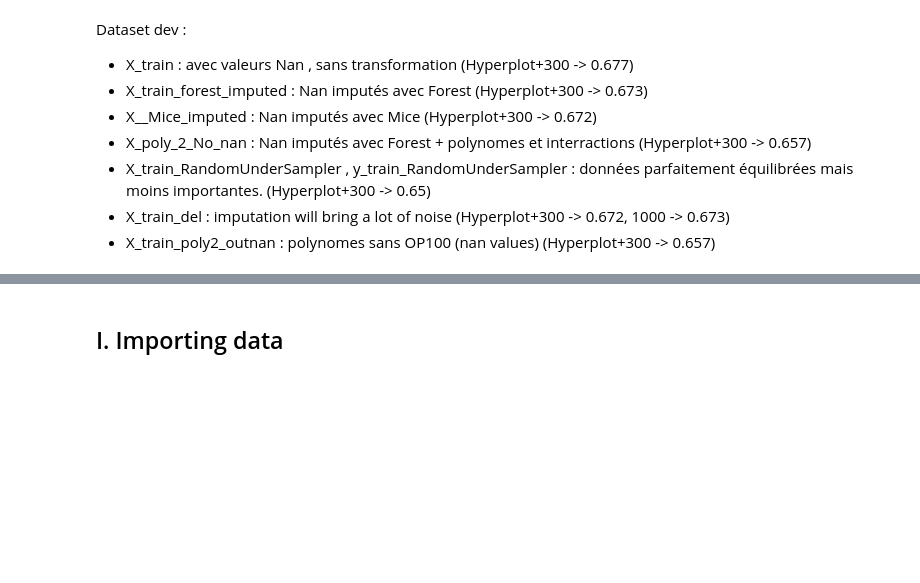
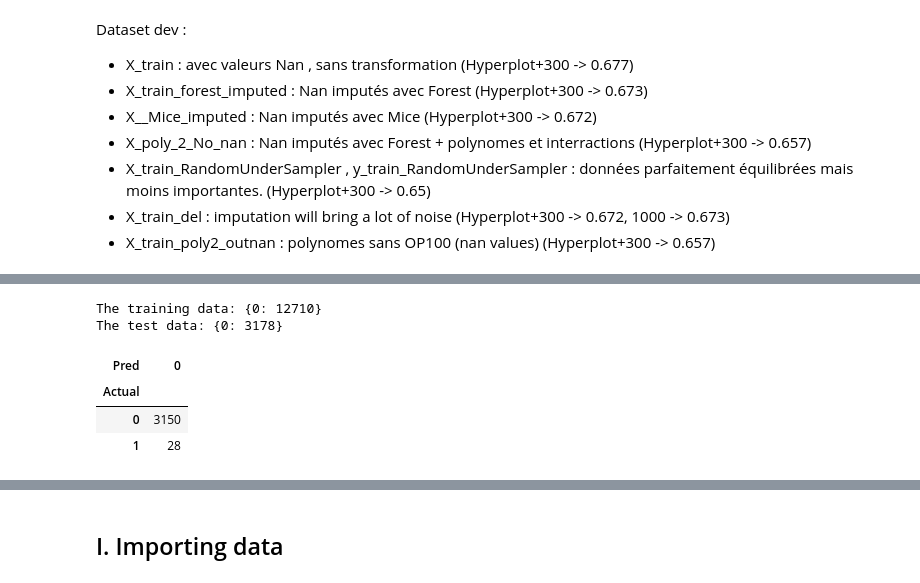
Before and after one commit to Bendrox/DS_Valeo_challenge, a Jupyter notebook: ValeoML.ipynb, the cells around one changed output, grey strips where cells are left out. Saved outputs shown, nothing was run; the diff lists cells and outputs as text; code cells hidden in the pictures; blank space fills up the shorter version.

```diff
--- a/ValeoML.ipynb
+++ b/ValeoML.ipynb
@@ -21,0 +60,28 @@ Dataset dev :
+# %%
+# get the prediction labels and outlier scores of the training data
+y_train_pred = xgbod.labels_  # binary labels (0: inliers, 1: outliers)
+y_train_scores = xgbod.decision_scores_  # raw outlier scores
+y_train_scores = xgbod.decision_function(X_train_XGBOD)
+
+# get the prediction on the test data
+y_test_pred = xgbod.predict(X_test_XGBOD)  # outlier labels (0 or 1)
+y_test_scores = xgbod.decision_function(X_test_XGBOD)  # outlier scores
+
+def count_stat(vector):
+    # Because it is '0' and '1', we can run a count statistic.
+    unique, counts = np.unique(vector, return_counts=True)
+    return dict(zip(unique, counts))
+
+print("The training data:", count_stat(y_train_pred))
+print("The test data:", count_stat(y_test_pred))
+# %% [output]
+The training data: {0: 12710}
+The test data: {0: 3178}
+# %%
+Actual_pred = pd.DataFrame({'Actual': Y_test_XGBOD, 'Pred': y_test_pred})
+pd.crosstab(Actual_pred['Actual'],Actual_pred['Pred'])
+# %% [output]
+| Pred | 0 |
+| Actual |  |
+| 0 | 3150 |
+| 1 | 28 |
```
Also changed, not shown: parts of 13 cells of this notebook.
